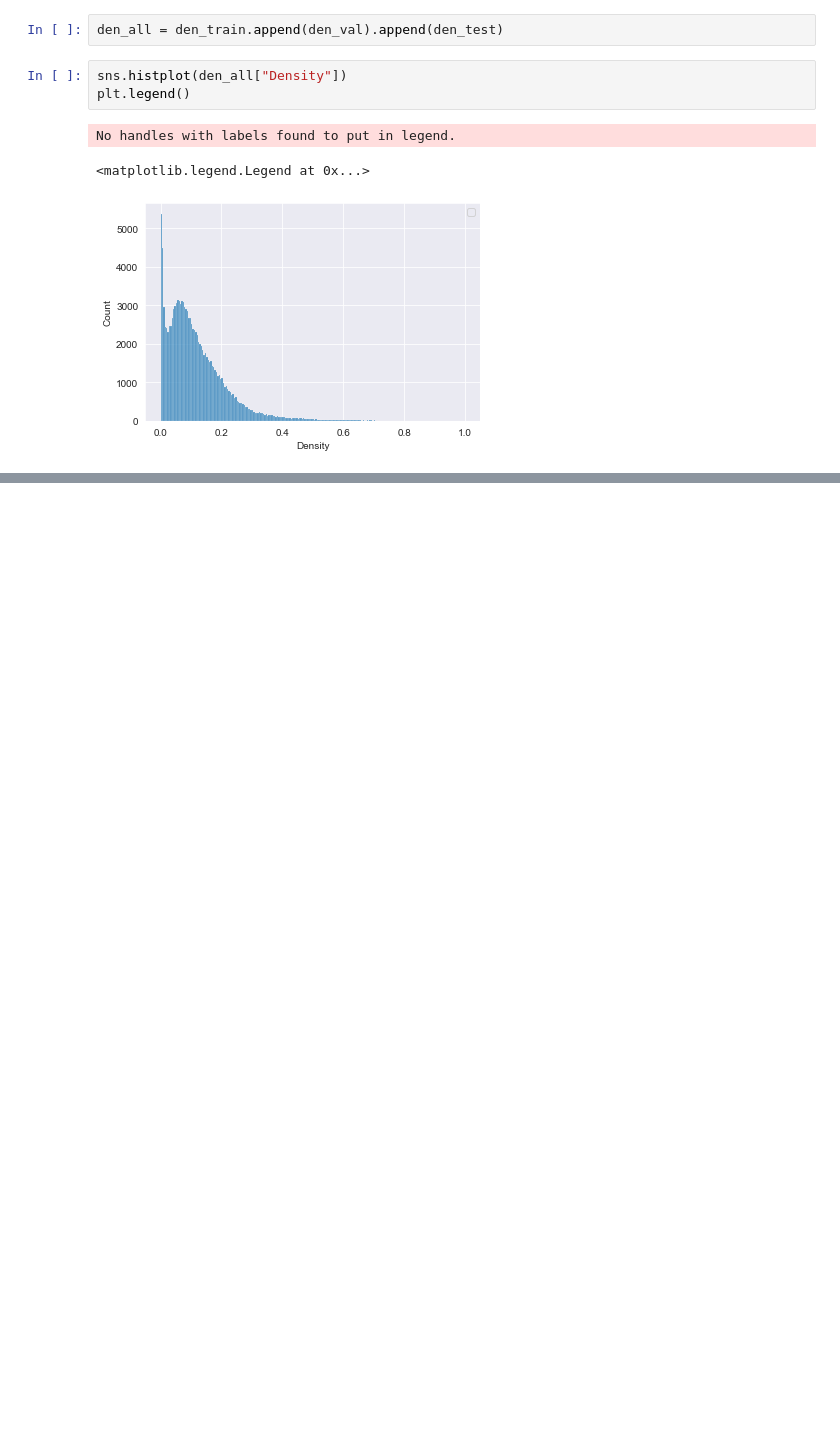
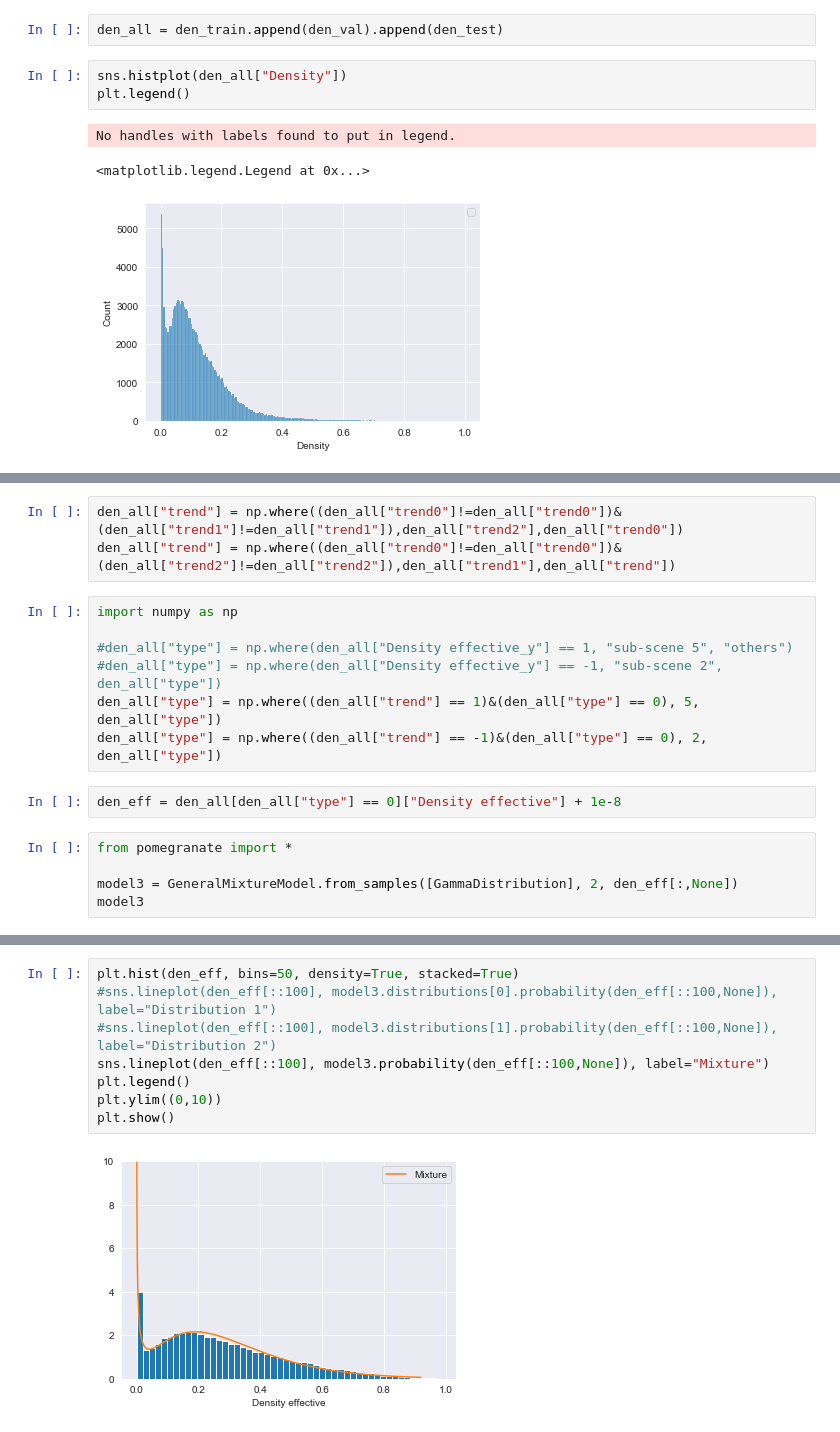
Before and after one commit to HarmoniaLeo/prophesee-automotive-dataset-toolbox, a Jupyter notebook: experiments.ipynb, the cells around one changed output, grey strips where cells are left out. Cells and saved outputs as stored; diff of their text form; blank space fills up the shorter version.

```diff
--- a/experiments.ipynb
+++ b/experiments.ipynb
@@ -377,0 +213,17 @@ array([  0, 512, 512,   0], dtype=uint32)
+# %%
+den_all["trend"] = np.where((den_all["trend0"]!=den_all["trend0"])&(den_all["trend1"]!=den_all["trend1"]),den_all["trend2"],den_all["trend0"])
+den_all["trend"] = np.where((den_all["trend0"]!=den_all["trend0"])&(den_all["trend2"]!=den_all["trend2"]),den_all["trend1"],den_all["trend"])
+# %%
+import numpy as np
+
+#den_all["type"] = np.where(den_all["Density effective_y"] == 1, "sub-scene 5", "others")
+#den_all["type"] = np.where(den_all["Density effective_y"] == -1, "sub-scene 2", den_all["type"])
+den_all["type"] = np.where((den_all["trend"] == 1)&(den_all["type"] == 0), 5, den_all["type"])
+den_all["type"] = np.where((den_all["trend"] == -1)&(den_all["type"] == 0), 2, den_all["type"])
+# %%
+den_eff = den_all[den_all["type"] == 0]["Density effective"] + 1e-8
+# %%
+from pomegranate import *
+
+model3 = GeneralMixtureModel.from_samples([GammaDistribution], 2, den_eff[:,None])
+model3
@@ -377,0 +248,10 @@ array([  0, 512, 512,   0], dtype=uint32)
+# %%
+plt.hist(den_eff, bins=50, density=True, stacked=True)
+#sns.lineplot(den_eff[::100], model3.distributions[0].probability(den_eff[::100,None]), label="Distribution 1")
+#sns.lineplot(den_eff[::100], model3.distributions[1].probability(den_eff[::100,None]), label="Distribution 2")
+sns.lineplot(den_eff[::100], model3.probability(den_eff[::100,None]), label="Mixture")
+plt.legend()
+plt.ylim((0,10))
+plt.show()
+# %% [output]
+[figure, added]
```
Also changed, not shown: parts of 92 cells of this notebook, 1 other file.
